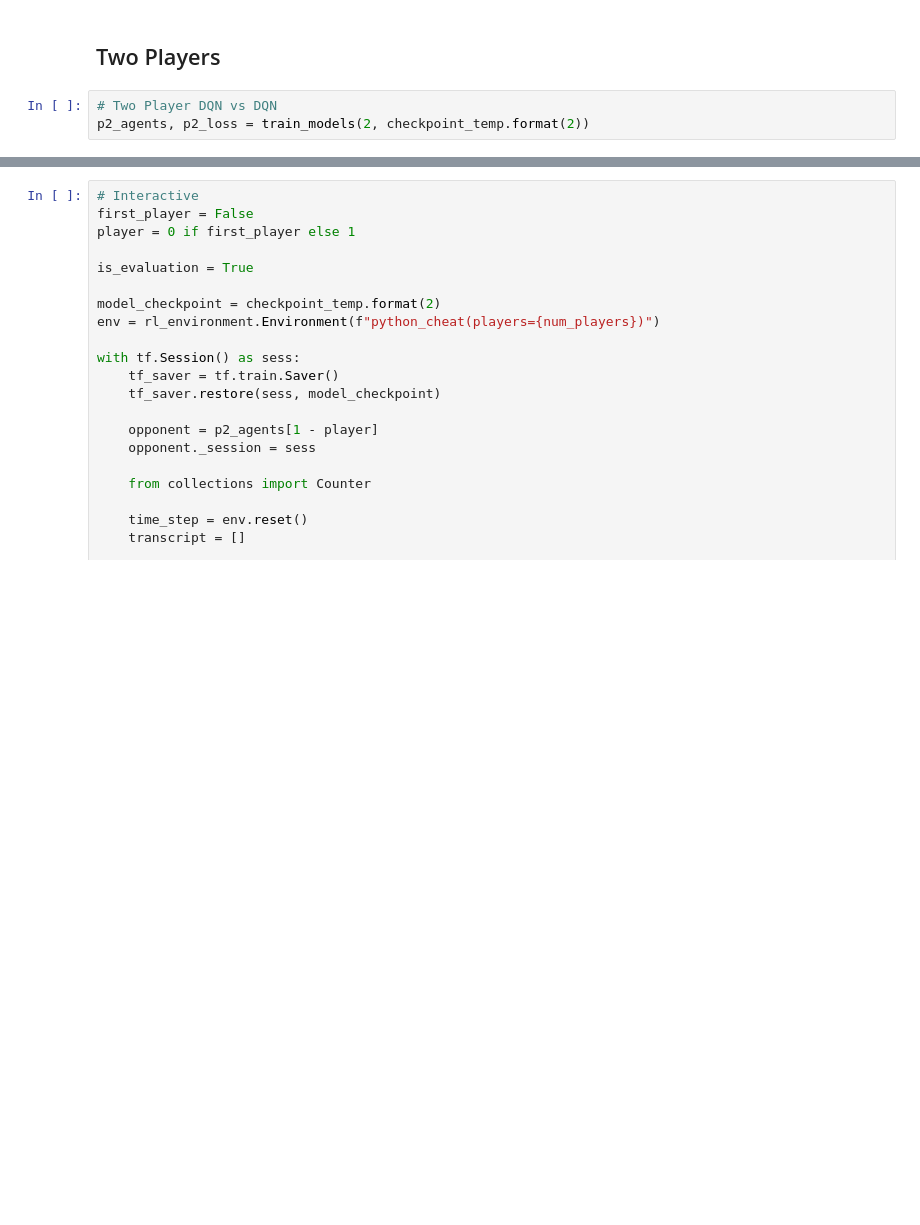
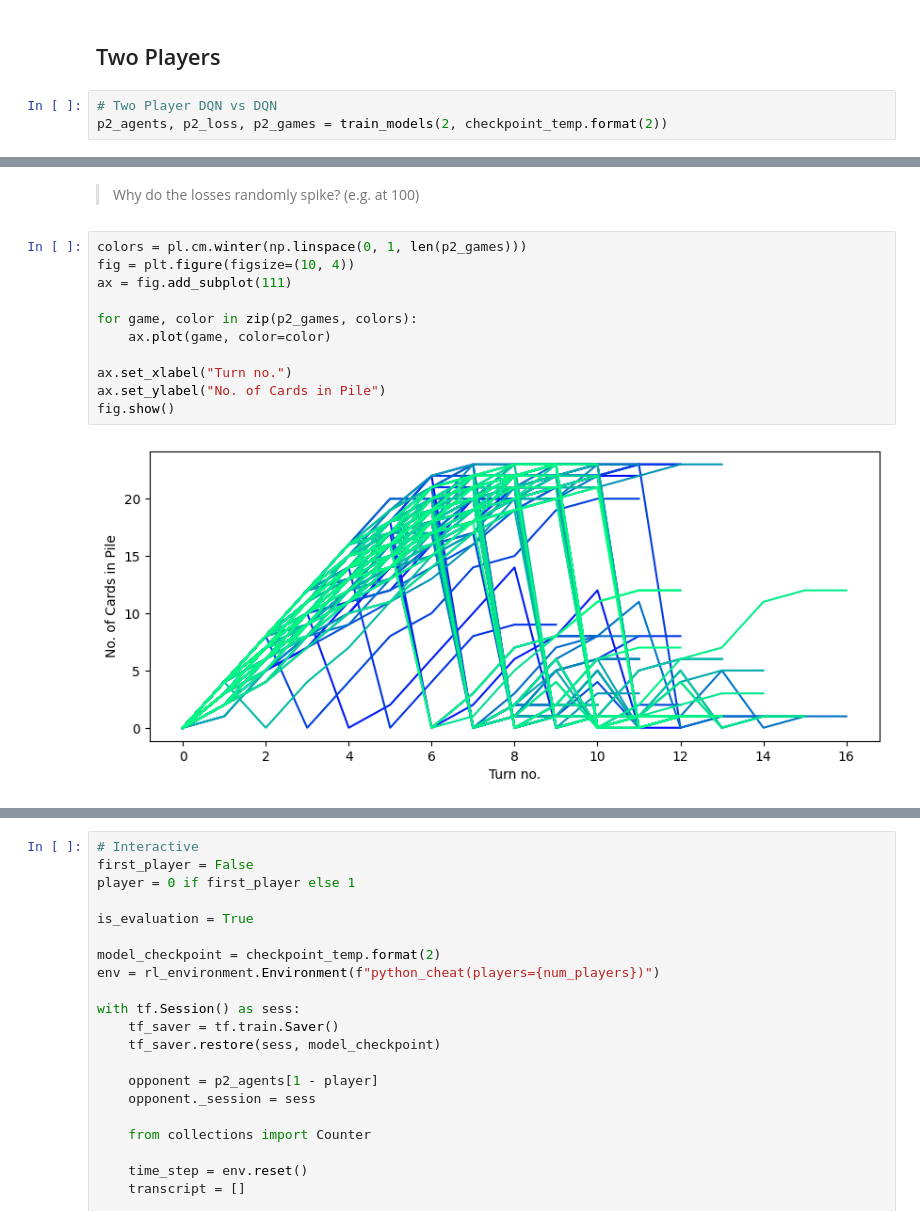
Before and after one commit to matsagad/game-theory-shenanigans, a Jupyter notebook: openspiel__cheat/cheat_dqn.ipynb, the cells around one changed output, grey strips where cells are left out. Saved outputs shown, nothing was run; the diff lists cells and outputs as text; blank space fills up the shorter version.

```diff
--- a/openspiel__cheat/cheat_dqn.ipynb
+++ b/openspiel__cheat/cheat_dqn.ipynb
@@ -126,6 +167,6 @@ def test_against_random_players(agent, player_no, num_players, model_checkpoint)
 ## Two Players
 # %%
 # Two Player DQN vs DQN
-p2_agents, p2_loss = train_models(2, checkpoint_temp.format(2))
+p2_agents, p2_loss, p2_games = train_models(2, checkpoint_temp.format(2))
 # %% [output]
 [10/200] DQN loss: n/a,n/a
@@ -158,0 +200,15 @@ plt.show()
+# %% [markdown]
+> Why do the losses randomly spike? (e.g. at 100)
+# %%
+colors = pl.cm.winter(np.linspace(0, 1, len(p2_games)))
+fig = plt.figure(figsize=(10, 4))
+ax = fig.add_subplot(111)
+
+for game, color in zip(p2_games, colors):
+    ax.plot(game, color=color)
+
+ax.set_xlabel("Turn no.")
+ax.set_ylabel("No. of Cards in Pile")
+fig.show()
+# %% [output]
+[figure, added]
```
Also changed, not shown: parts of 14 cells of this notebook.
